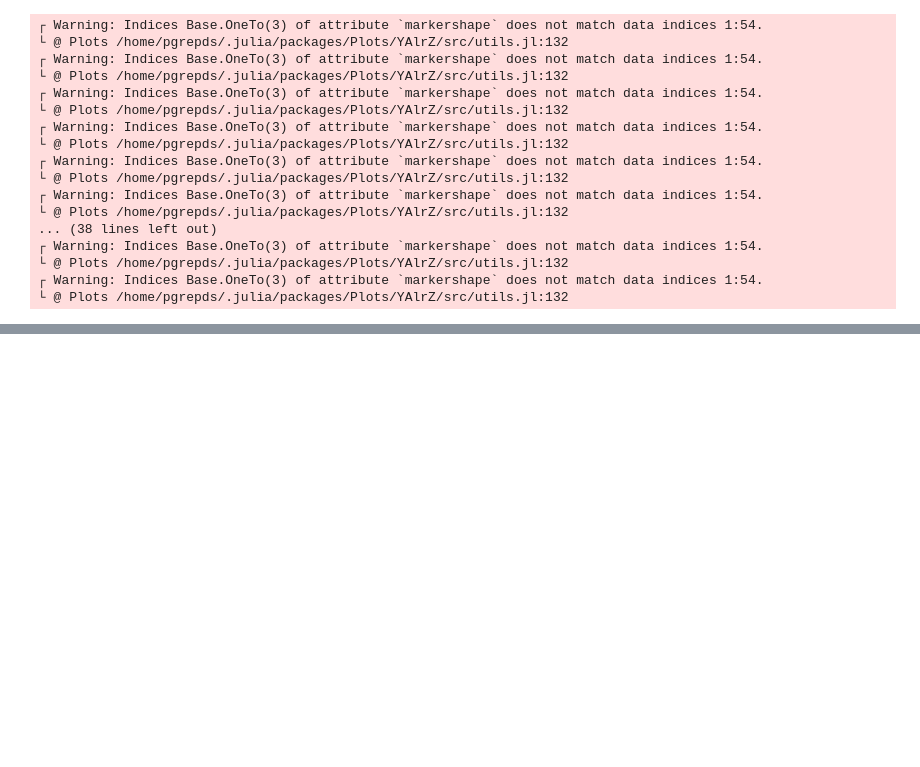
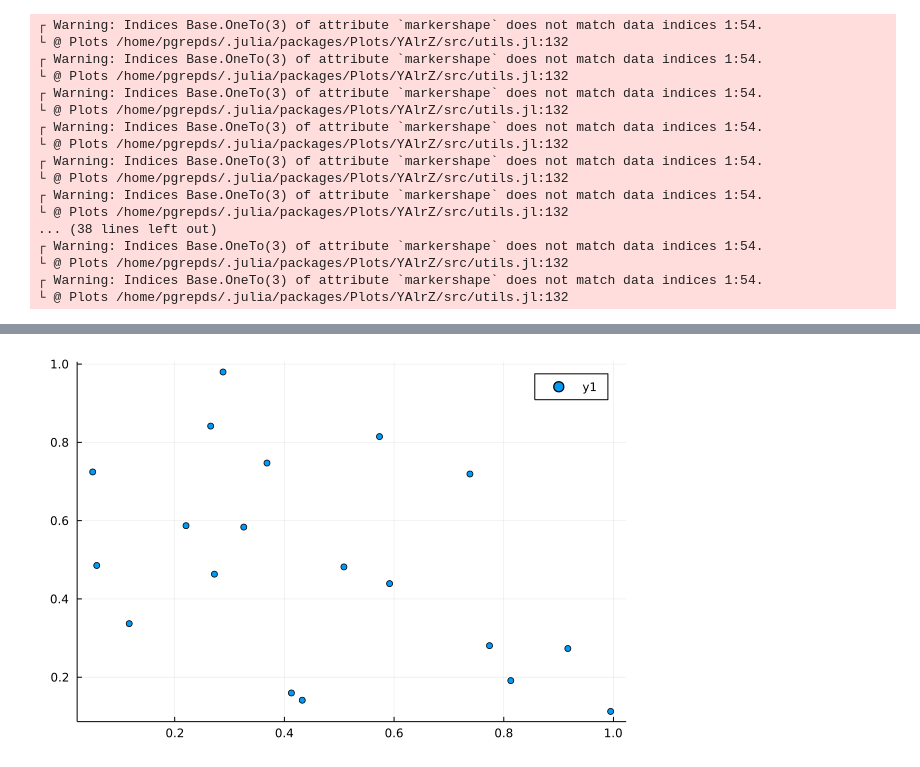
Before and after one commit to pgrepds/julia-playground, a Jupyter notebook: EbolaPandemicAnalysis.ipynb, the cells around one changed output, grey strips where cells are left out. Drawn from its saved outputs; the diff is of its cells as text; code cells hidden in the pictures; blank space fills up the shorter version.

```diff
--- a/EbolaPandemicAnalysis.ipynb
+++ b/EbolaPandemicAnalysis.ipynb
@@ -308,0 +340,6 @@ plot(epidays, EVDcasesbycountry,
+# %%
+n = 20
+x = sort(rand(20)); y = rand(20)
+Plots.scatter(x, y)
+# %% [output]
+[figure, added]
```
Also changed, not shown: parts of 3 cells of this notebook.
